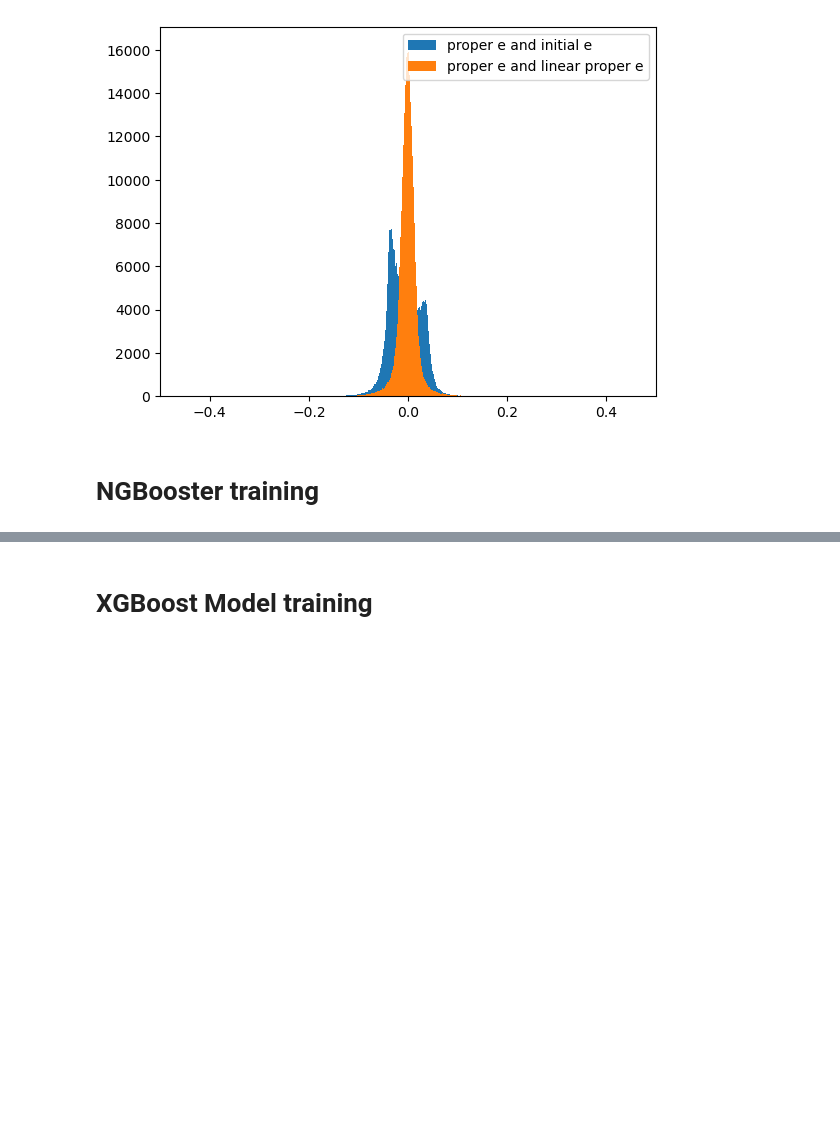
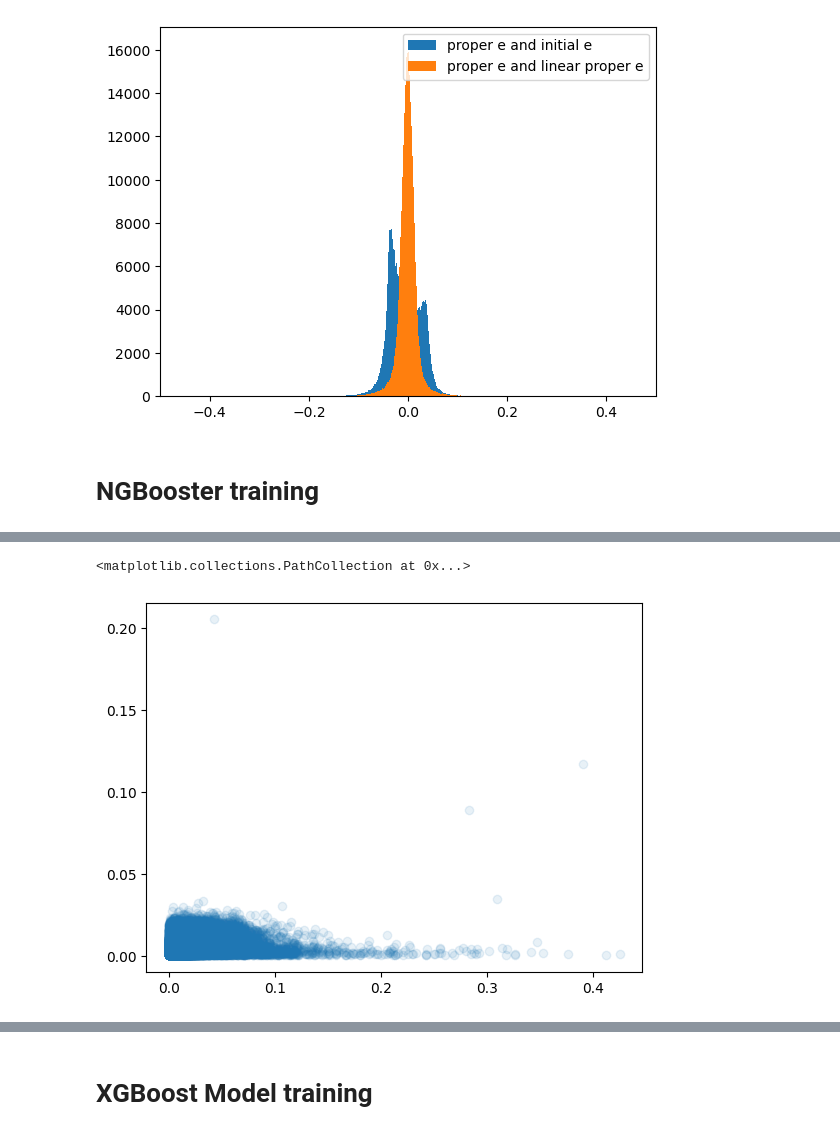
Before and after one commit to kavidey/action-angle-discovery, a Jupyter notebook: properelements.ipynb, the cells around one changed output, grey strips where cells are left out. Cells and saved outputs as stored; diff of their text form; code cells hidden in the pictures; blank space fills up the shorter version.

Commit message:
Working ngboost model!

```diff
--- a/properelements.ipynb
+++ b/properelements.ipynb
@@ -213,12 +215,14 @@ KeyboardInterrupt:
+# %%
+best = {'learning_rate': 0.036, 'max_depth': 16, 'minibatch_frac': 0.933}
 # %%
 final_model = NGBRegressor(
 	# Dist=Normal,
 	# Score=LogScore,
 	# n_estimators=500,
 	# natural_gradient=True,
-	# minibatch_frac=1,
-	# learning_rate=0.1,
-	# Base=DecisionTreeRegressor(max_depth=6)
+	minibatch_frac=best['minibatch_frac'], # 1
+	learning_rate=best['learning_rate'], # 0.1
+	Base=DecisionTreeRegressor(max_depth=best['max_depth']) # 6
 )
 
 final_model.fit(trainX, trainY)
@@ -227,5 +238,20 @@ NameError: name 'NGBRegressor' is not defined
+# %%
+import pickle
+from pathlib import Path
+p = Path("best_model.ngb")
+with p.open("wb") as f:
+    pickle.dump(final_model, f)
 # %%
+p = Path("best_model.ngb")
+with p.open("rb") as f:
+    final_model = pickle.load(f)
+
 pred_dist = final_model.pred_dist(testX)
 
 pred = pred_dist.loc
-error = pred_dist.scale
+std = pred_dist.scale
+# %%
+plt.scatter(np.abs(testY - pred), std, alpha=0.1)
+# %% [output]
+<matplotlib.collections.PathCollection at 0x...>
+[figure, added]
```
Also changed, not shown: parts of 9 cells of this notebook.
